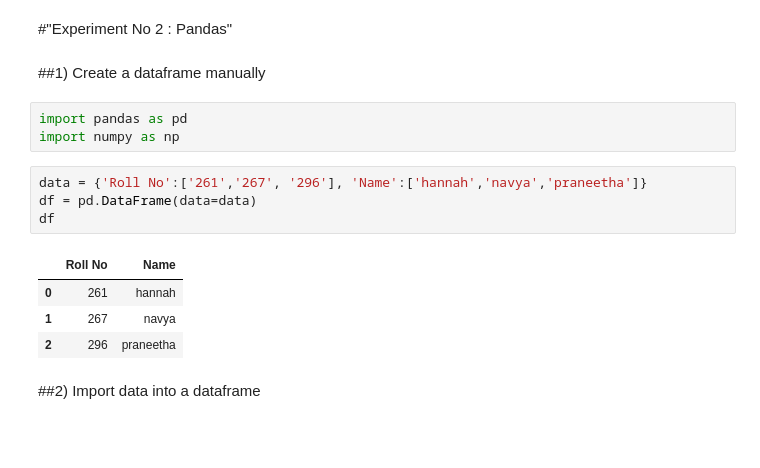
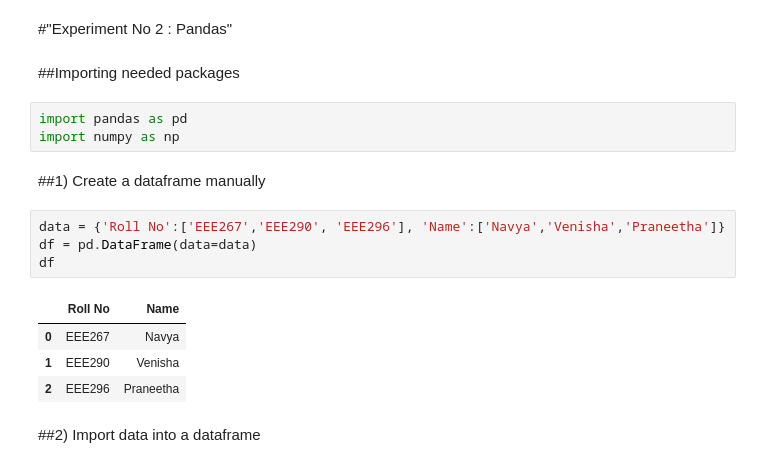
Before and after one commit to 19PA1A0296/AI-lab, a Jupyter notebook: Exp_2_pandas.ipynb, the cells around one changed output. Saved outputs shown, nothing was run; the diff lists cells and outputs as text; blank space fills up the shorter version.

```diff
--- a/Exp_2_pandas.ipynb
+++ b/Exp_2_pandas.ipynb
@@ -2,20 +2,22 @@
 <a href="https://colab.research.google.com/github/19PA1A0296/AI-lab/blob/master/Exp_2_pandas.ipynb" target="_parent"><img src="https://colab.research.google.com/assets/colab-badge.svg" alt="Open In Colab"/></a>
 # %% [markdown]
 #"Experiment No 2 : Pandas"
+# %% [markdown]
+##Importing needed packages
+# %%
+import pandas as pd
+import numpy as np
 # %% [markdown]
 ##1) Create a dataframe manually
-# %%
-import pandas as pd
-import numpy as np
 # %%
-data = {'Roll No':['261','267', '296'], 'Name':['hannah','navya','praneetha']}
+data = {'Roll No':['EEE267','EEE290', 'EEE296'], 'Name':['Navya','Venisha','Praneetha']}
 df = pd.DataFrame(data=data)
 df
 # %% [output]
 |  | Roll No | Name |
-| 0 | 261 | hannah |
-| 1 | 267 | navya |
-| 2 | 296 | praneetha |
+| 0 | EEE267 | Navya |
+| 1 | EEE290 | Venisha |
+| 2 | EEE296 | Praneetha |
 # %% [markdown]
 ##2) Import data into a dataframe
 # %%
```
